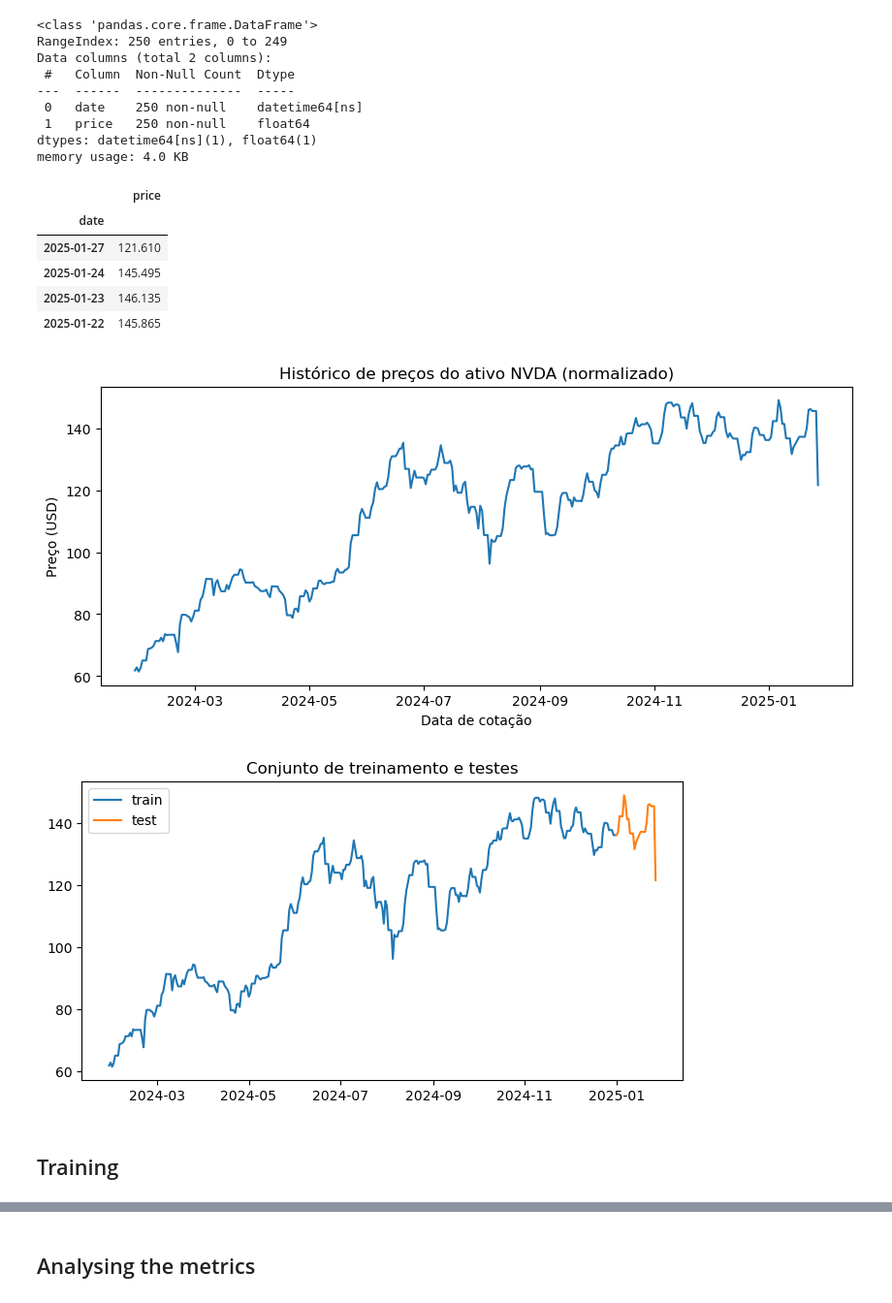
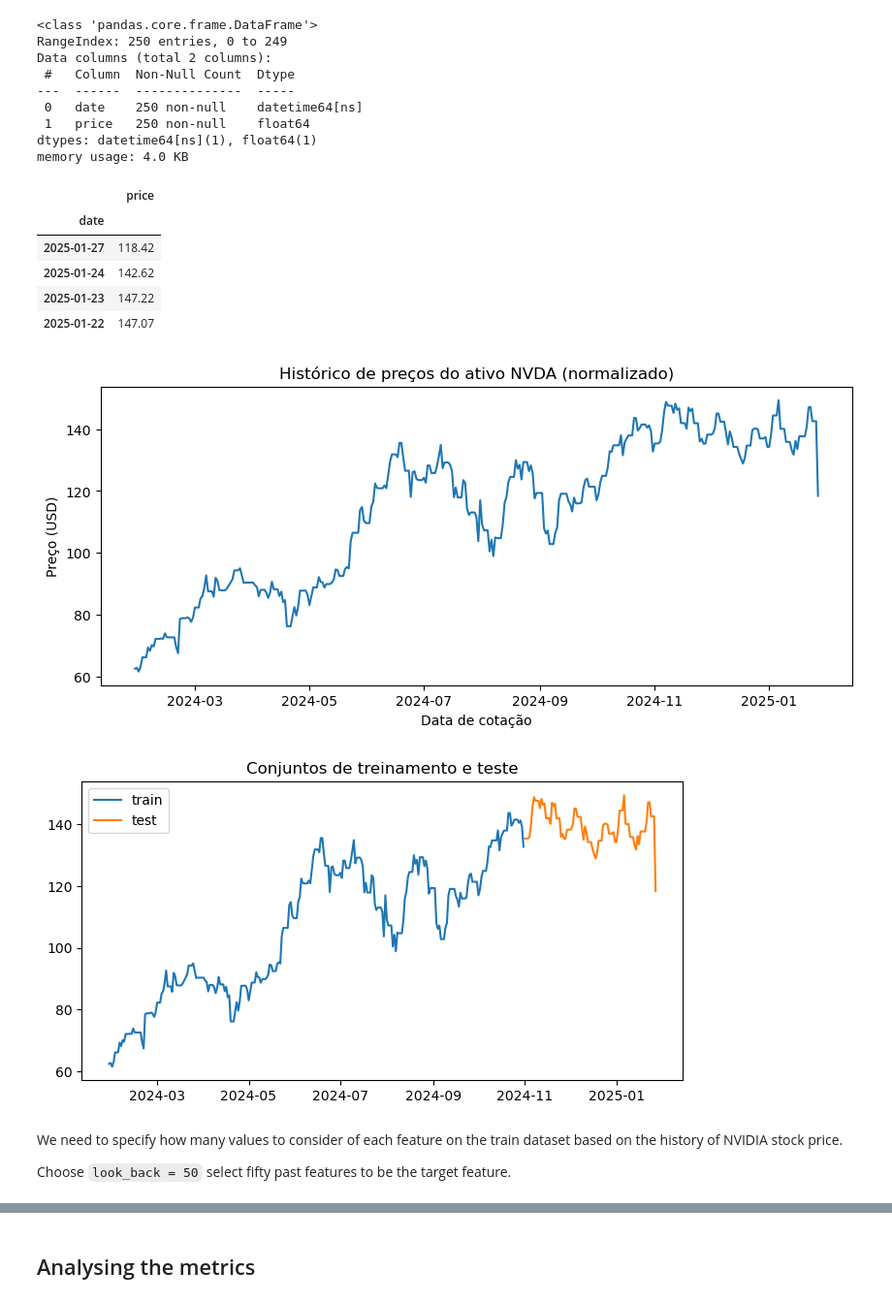
Before and after one commit to uea-geral/stock-price-lstm, a Jupyter notebook: 01_Stock_Price_LSTM.ipynb, the cells around one changed output, grey strips where cells are left out. Shown at 97% size. Drawn from its saved outputs; the diff is of its cells as text; code cells hidden in the pictures.

```diff
--- a/01_Stock_Price_LSTM.ipynb
+++ b/01_Stock_Price_LSTM.ipynb
@@ -87,7 +89,7 @@ print(f"{len(sanitized_price_data) - len(data_price)} exemplos foram removidos."
 Removing unused columns
 # %%
 if 'Open' in sanitized_price_data:
-    sanitized_price_data['price'] = ((sanitized_price_data['Open'] + sanitized_price_data['Close']) / 2)
+    sanitized_price_data['price'] = sanitized_price_data['Close']
     sanitized_price_data = sanitized_price_data.drop(columns=['Open', 'Close', 'High', 'Low', 'Volume'])
 
 sanitized_price_data.head(4)
@@ -116,10 +118,10 @@ sanitized_price_data.head(4)
 # %% [output]
 |  | price |
 | date |  |
-| 2025-01-27 | 121.610 |
-| 2025-01-24 | 145.495 |
-| 2025-01-23 | 146.135 |
-| 2025-01-22 | 145.865 |
+| 2025-01-27 | 118.42 |
+| 2025-01-24 | 142.62 |
+| 2025-01-23 | 147.22 |
+| 2025-01-22 | 147.07 |
 # %%
 full_range = pd.date_range(sanitized_price_data.index.min(), sanitized_price_data.index.max())
 sanitized_price_data = sanitized_price_data.reindex(full_range, method="bfill")
@@ -131,18 +133,16 @@ plt.xlabel('Data de cotação')
 plt.ylabel("Preço (USD)")
 plt.show()
 # %% [output]
-[figure, old version]
+[figure, new version]
 # %%
-train = sanitized_price_data['2024-01':'2024-12']
-test = sanitized_price_data['2025':]
+train = sanitized_price_data['2024-01':'2024-10']
+test = sanitized_price_data['2024-11':]
 
 plt.figure(figsize=(8,4))
-plt.title("Conjunto de treinamento e testes")
+plt.title("Conjuntos de treinamento e teste")
 plt.plot(train.index, train['price'], label="train")
 plt.plot(test.index, test['price'], label="test")
 plt.legend()
 plt.show()
 # %% [output]
-[figure, old version]
+[figure, new version]
-# %% [markdown]
-## Training
@@ -150,0 +149,4 @@ plt.show()
+# %% [markdown]
+We need to specify how many values to consider of each feature on the train dataset based on the history of NVIDIA stock price.
+
+Choose `look_back = 50` select fifty past features to be the target feature.
```
Also changed, not shown: parts of 21 cells of this notebook, 1 other file.
